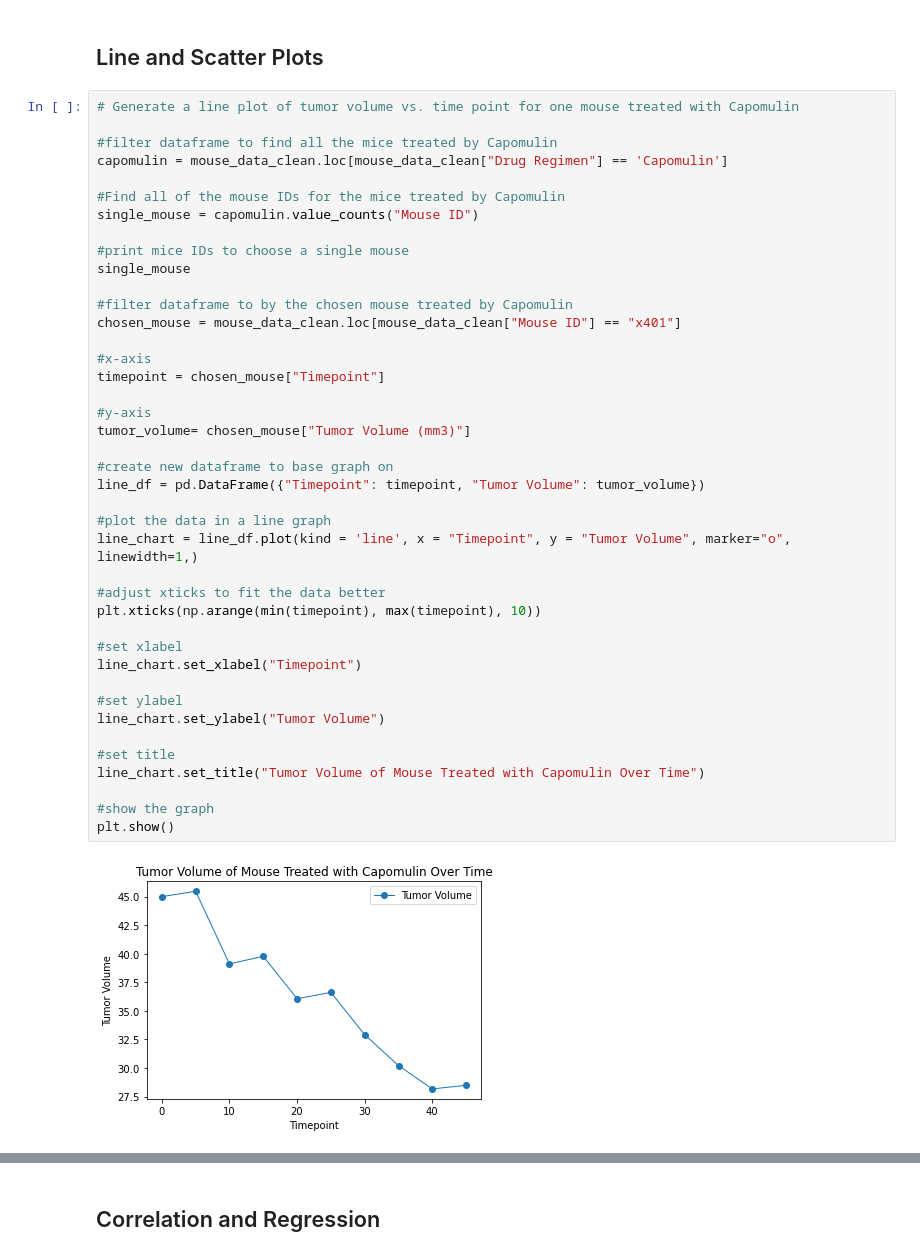
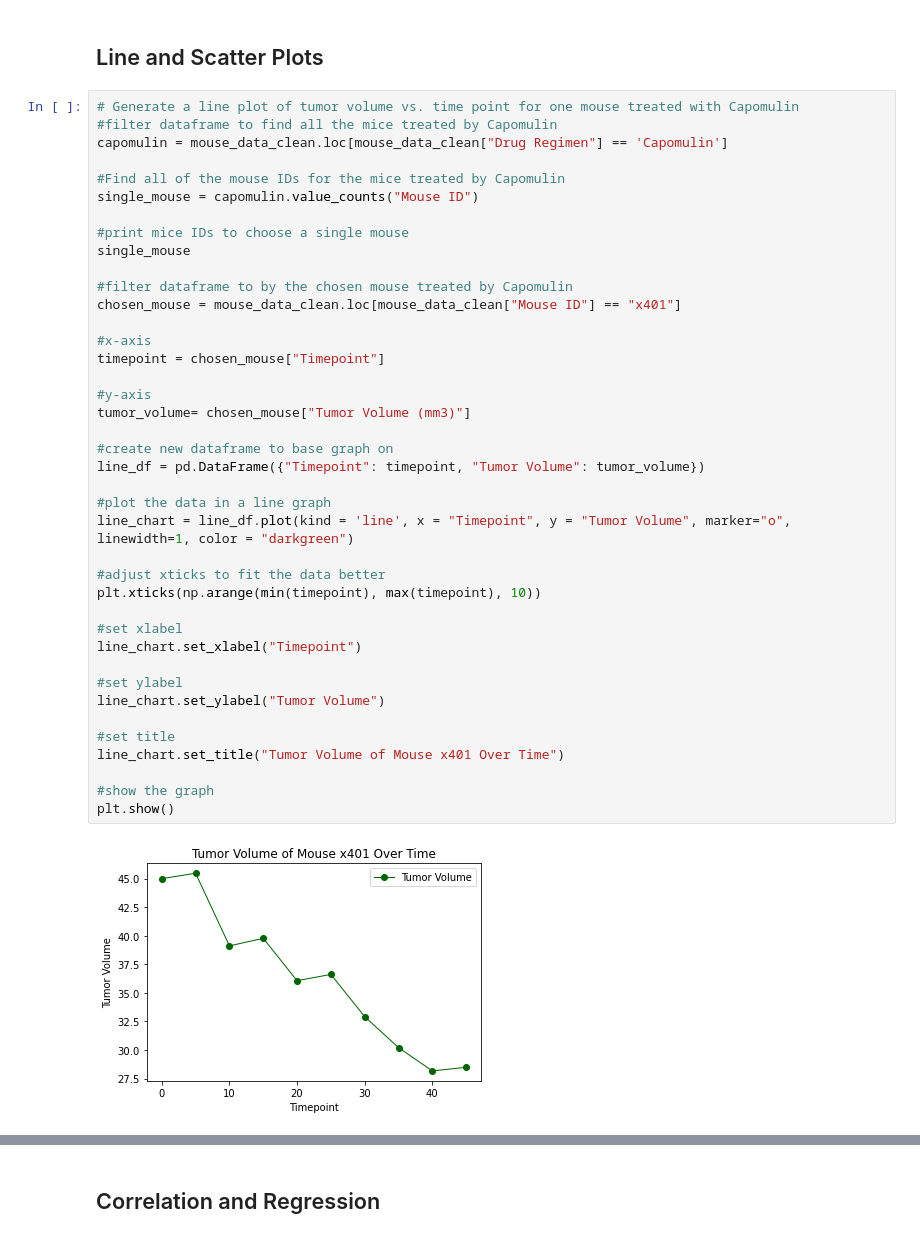
Before and after one commit to bmilne64/Comparative-Drug-Performance-on-Treating-Tumors-in-Mice, a Jupyter notebook: Instructions/Pymaceuticals/pymaceuticals_starter.ipynb, the cells around one changed output, grey strips where cells are left out. Drawn from its saved outputs; the diff is of its cells as text.

```diff
--- a/Instructions/Pymaceuticals/pymaceuticals_starter.ipynb
+++ b/Instructions/Pymaceuticals/pymaceuticals_starter.ipynb
@@ -415,7 +486,6 @@ plt.show()
 ## Line and Scatter Plots
 # %%
 # Generate a line plot of tumor volume vs. time point for one mouse treated with Capomulin
-
 #filter dataframe to find all the mice treated by Capomulin
 capomulin = mouse_data_clean.loc[mouse_data_clean["Drug Regimen"] == 'Capomulin']
 
@@ -426,33 +496,33 @@ single_mouse = capomulin.value_counts("Mouse ID")
 single_mouse
 
 #filter dataframe to by the chosen mouse treated by Capomulin
 chosen_mouse = mouse_data_clean.loc[mouse_data_clean["Mouse ID"] == "x401"]
 
 #x-axis
 timepoint = chosen_mouse["Timepoint"]
 
 #y-axis
 tumor_volume= chosen_mouse["Tumor Volume (mm3)"]
 
 #create new dataframe to base graph on
 line_df = pd.DataFrame({"Timepoint": timepoint, "Tumor Volume": tumor_volume})
 
 #plot the data in a line graph
-line_chart = line_df.plot(kind = 'line', x = "Timepoint", y = "Tumor Volume", marker="o", linewidth=1,)
+line_chart = line_df.plot(kind = 'line', x = "Timepoint", y = "Tumor Volume", marker="o", linewidth=1, color = "darkgreen")
 
 #adjust xticks to fit the data better
 plt.xticks(np.arange(min(timepoint), max(timepoint), 10))
 
 #set xlabel
 line_chart.set_xlabel("Timepoint")
 
 #set ylabel
 line_chart.set_ylabel("Tumor Volume")
 
 #set title
-line_chart.set_title("Tumor Volume of Mouse Treated with Capomulin Over Time")
+line_chart.set_title("Tumor Volume of Mouse x401 Over Time")
 
 #show the graph
 plt.show()
 # %% [output]
-[figure, old version]
+[figure, new version]
```
Also changed, not shown: parts of 24 cells of this notebook, 5 other files.
